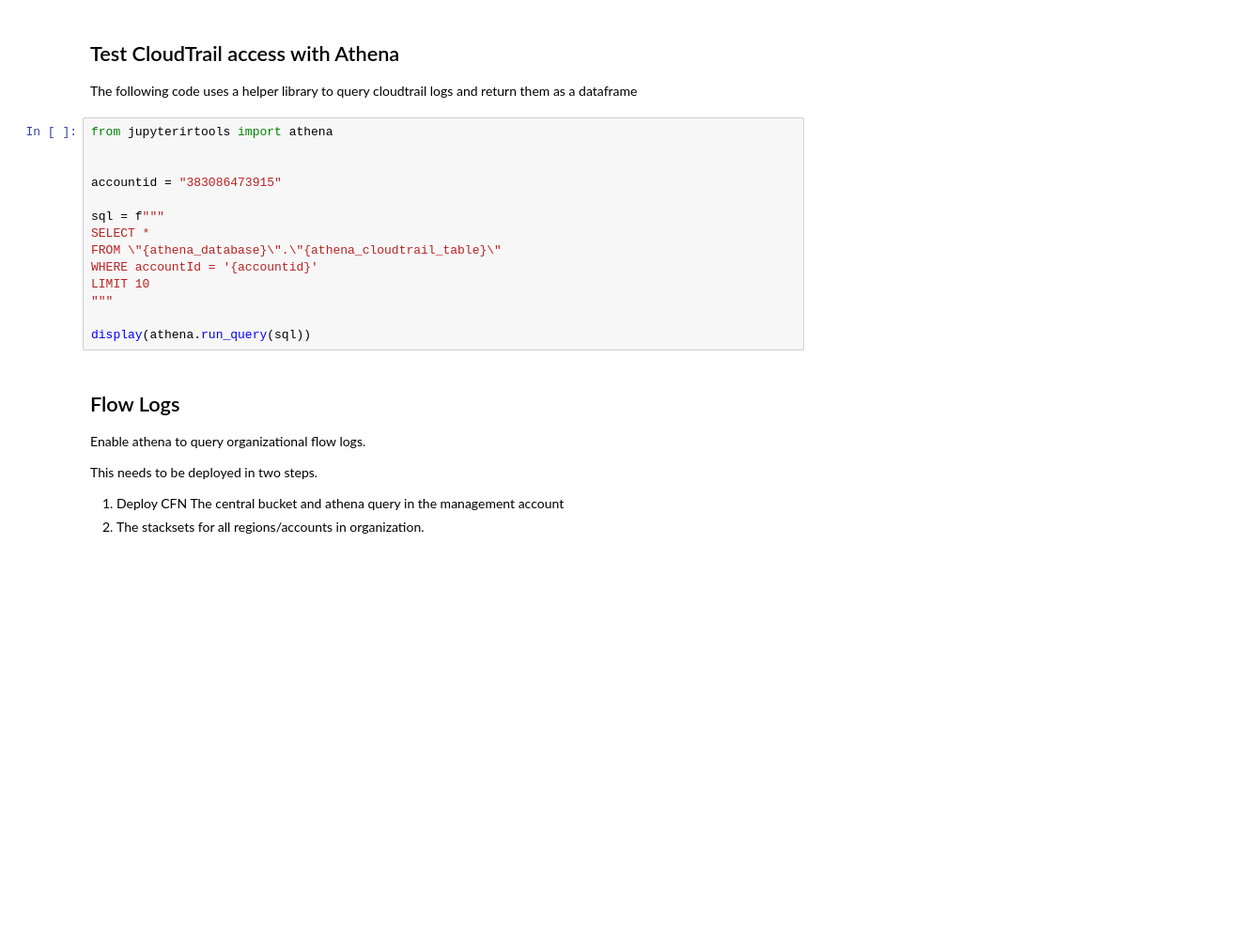
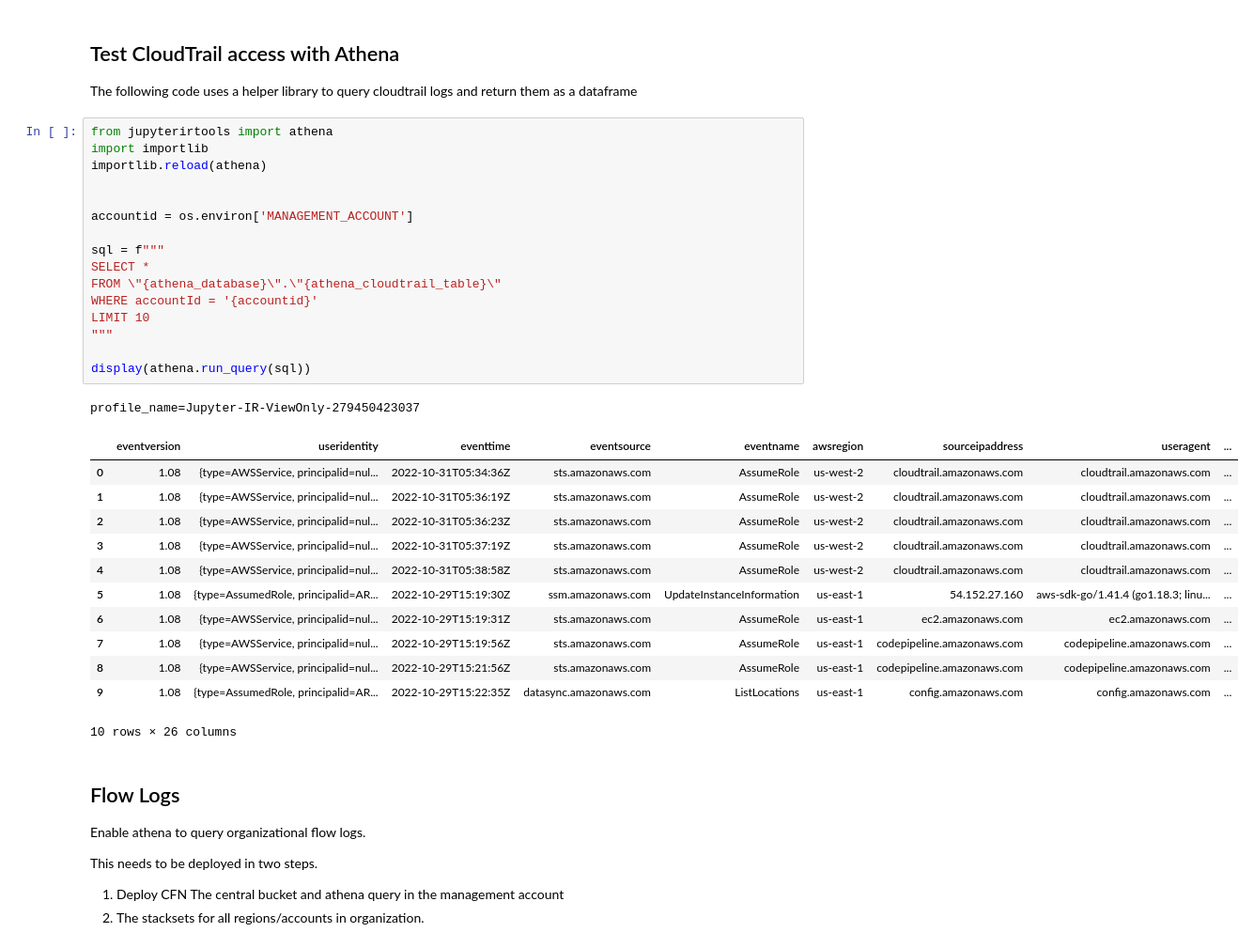
Before and after one commit to mikejgillespie/aws-incident-response-playbooks, a Jupyter notebook: jupyter/configure-aws-organization.ipynb, the cells around one changed output. Shown at 94% size. Saved outputs shown, nothing was run; the diff lists cells and outputs as text; blank space fills up the shorter version.

Commit message:
Installed in control tower account, updated script

```diff
--- a/jupyter/configure-aws-organization.ipynb
+++ b/jupyter/configure-aws-organization.ipynb
@@ -242,18 +296,34 @@ profile = f"Jupyter-IR-AdministratorAccess-{logging_account}"
 The following code uses a helper library to query cloudtrail logs and return them as a dataframe
 # %%
 from jupyterirtools import athena
+import importlib
+importlib.reload(athena)
 
 
-accountid = "383086473915"
+accountid = os.environ['MANAGEMENT_ACCOUNT']
 
 sql = f"""
 SELECT *
 FROM \"{athena_database}\".\"{athena_cloudtrail_table}\"
 WHERE accountId = '{accountid}'
 LIMIT 10
 """
 
 display(athena.run_query(sql))
+# %% [output]
+profile_name=Jupyter-IR-ViewOnly-279450423037
+|  | eventversion | useridentity | eventtime | eventsource | eventname | awsregion | sourceipaddress | useragent | ... |
+| 0 | 1.08 | {type=AWSService, principalid=nul... | 2022-10-31T05:34:36Z | sts.amazonaws.com | AssumeRole | us-west-2 | cloudtrail.amazonaws.com | cloudtrail.amazonaws.com | ... |
+| 1 | 1.08 | {type=AWSService, principalid=nul... | 2022-10-31T05:36:19Z | sts.amazonaws.com | AssumeRole | us-west-2 | cloudtrail.amazonaws.com | cloudtrail.amazonaws.com | ... |
+| 2 | 1.08 | {type=AWSService, principalid=nul... | 2022-10-31T05:36:23Z | sts.amazonaws.com | AssumeRole | us-west-2 | cloudtrail.amazonaws.com | cloudtrail.amazonaws.com | ... |
+| 3 | 1.08 | {type=AWSService, principalid=nul... | 2022-10-31T05:37:19Z | sts.amazonaws.com | AssumeRole | us-west-2 | cloudtrail.amazonaws.com | cloudtrail.amazonaws.com | ... |
+| 4 | 1.08 | {type=AWSService, principalid=nul... | 2022-10-31T05:38:58Z | sts.amazonaws.com | AssumeRole | us-west-2 | cloudtrail.amazonaws.com | cloudtrail.amazonaws.com | ... |
+| 5 | 1.08 | {type=AssumedRole, principalid=AR... | 2022-10-29T15:19:30Z | ssm.amazonaws.com | UpdateInstanceInformation | us-east-1 | 54.152.27.160 | aws-sdk-go/1.41.4 (go1.18.3; linu... | ... |
+| 6 | 1.08 | {type=AWSService, principalid=nul... | 2022-10-29T15:19:31Z | sts.amazonaws.com | AssumeRole | us-east-1 | ec2.amazonaws.com | ec2.amazonaws.com | ... |
+| 7 | 1.08 | {type=AWSService, principalid=nul... | 2022-10-29T15:19:56Z | sts.amazonaws.com | AssumeRole | us-east-1 | codepipeline.amazonaws.com | codepipeline.amazonaws.com | ... |
+| 8 | 1.08 | {type=AWSService, principalid=nul... | 2022-10-29T15:21:56Z | sts.amazonaws.com | AssumeRole | us-east-1 | codepipeline.amazonaws.com | codepipeline.amazonaws.com | ... |
+| 9 | 1.08 | {type=AssumedRole, principalid=AR... | 2022-10-29T15:22:35Z | datasync.amazonaws.com | ListLocations | us-east-1 | config.amazonaws.com | config.amazonaws.com | ... |
+10 rows × 26 columns
 # %% [markdown]
 ## Flow Logs
 Enable athena to query organizational flow logs.
```
Also changed, not shown: parts of 18 cells of this notebook, 6 other files.
